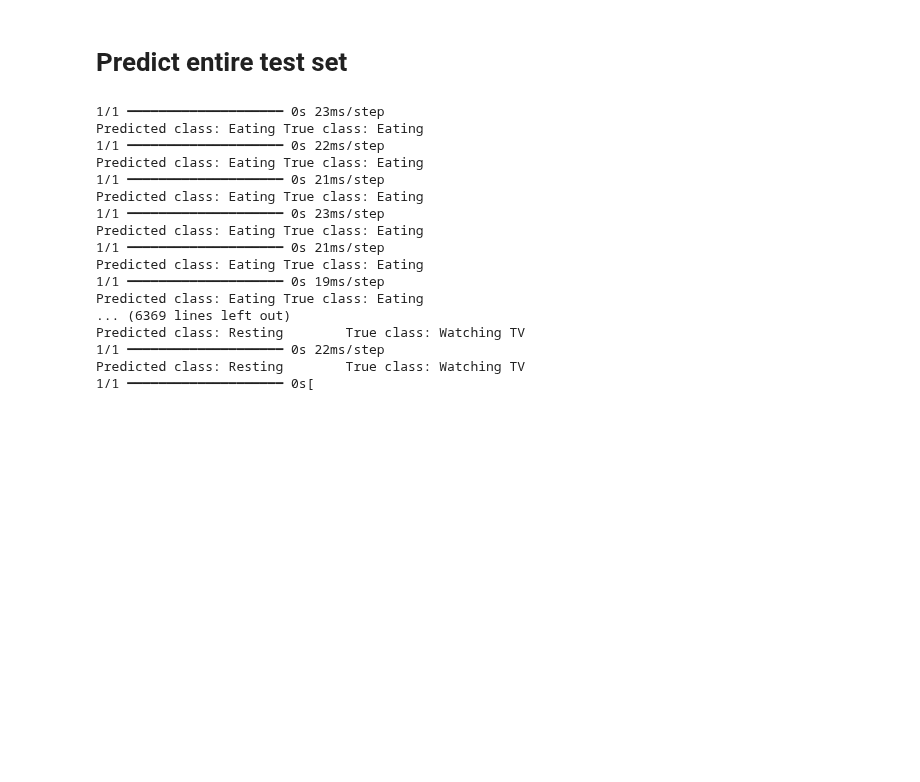
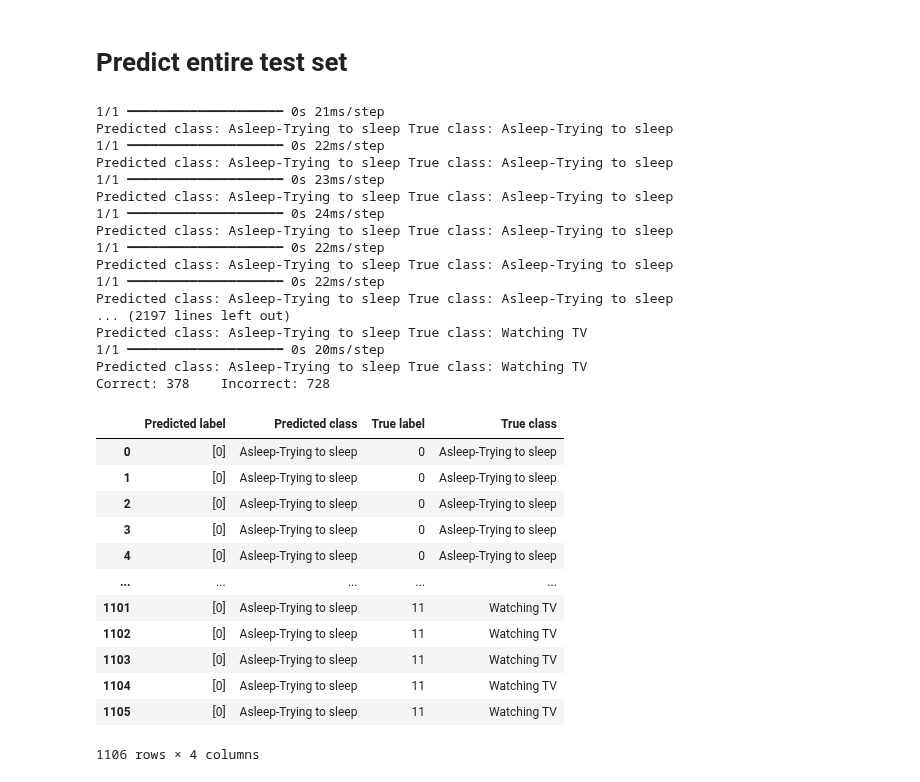
Before and after one commit to AI-For-Wearables-PAM/activity-recog, a Jupyter notebook: model_types/conv3d/test3d.ipynb, the cells around one changed output. Saved outputs shown, nothing was run; the diff lists cells and outputs as text; code cells hidden in the pictures; blank space fills up the shorter version.

```diff
--- a/model_types/conv3d/test3d.ipynb
+++ b/model_types/conv3d/test3d.ipynb
@@ -287,8 +286,7 @@ true_classes = []
 # Iterate though test directory
 while idx < len(data):
 
-    pl, pc, tl, tc, correct = predict_all3d(model, idx)
-
+    pl, pc, tl, tc, correct = predict_all3d(model, data, idx, labels, classes)
     predicted_labels.append(pl)
     predicted_classes.append(pc)
     true_labels.append(tl)
@@ -313,24 +311,24 @@ date_time_format = '%Y-%m-%d-%H-%M-%S'
 current_date_time_dt = dt.datetime.now()
 current_date_time_string = dt.datetime.strftime(current_date_time_dt, date_time_format)
 
-file = f'../data/{current_date_time_string}-conv3d-testing.csv'
+file = f'../../data/{current_date_time_string}-conv3d-testing.csv'
 
 results_df.to_csv(file, index=False)
 # %% [output]
+1/1 ━━━━━━━━━━━━━━━━━━━━ 0s 21ms/step
+Predicted class: Asleep-Trying to sleep True class: Asleep-Trying to sleep
+1/1 ━━━━━━━━━━━━━━━━━━━━ 0s 22ms/step
+Predicted class: Asleep-Trying to sleep True class: Asleep-Trying to sleep
 1/1 ━━━━━━━━━━━━━━━━━━━━ 0s 23ms/step
-Predicted class: Eating True class: Eating
+Predicted class: Asleep-Trying to sleep True class: Asleep-Trying to sleep
+1/1 ━━━━━━━━━━━━━━━━━━━━ 0s 24ms/step
+Predicted class: Asleep-Trying to sleep True class: Asleep-Trying to sleep
 1/1 ━━━━━━━━━━━━━━━━━━━━ 0s 22ms/step
-Predicted class: Eating True class: Eating
-1/1 ━━━━━━━━━━━━━━━━━━━━ 0s 21ms/step
-Predicted class: Eating True class: Eating
-1/1 ━━━━━━━━━━━━━━━━━━━━ 0s 23ms/step
-Predicted class: Eating True class: Eating
-1/1 ━━━━━━━━━━━━━━━━━━━━ 0s 21ms/step
-Predicted class: Eating True class: Eating
-1/1 ━━━━━━━━━━━━━━━━━━━━ 0s 19ms/step
-Predicted class: Eating True class: Eating
-... (6369 lines left out)
-Predicted class: Resting        True class: Watching TV
+Predicted class: Asleep-Trying to sleep True class: Asleep-Trying to sleep
 1/1 ━━━━━━━━━━━━━━━━━━━━ 0s 22ms/step
-Predicted class: Resting        True class: Watching TV
-1/1 ━━━━━━━━━━━━━━━━━━━━ 0s[
+Predicted class: Asleep-Trying to sleep True class: Asleep-Trying to sleep
+... (2197 lines left out)
+Predicted class: Asleep-Trying to sleep True class: Watching TV
+1/1 ━━━━━━━━━━━━━━━━━━━━ 0s 20ms/step
+Predicted class: Asleep-Trying to sleep True class: Watching TV
+Correct: 378    Incorrect: 728
@@ -336,0 +431,16 @@ Predicted class: Resting        True class: Watching TV
+# %%
+results_df
+# %% [output]
+|  | Predicted label | Predicted class | True label | True class |
+| 0 | [0] | Asleep-Trying to sleep | 0 | Asleep-Trying to sleep |
+| 1 | [0] | Asleep-Trying to sleep | 0 | Asleep-Trying to sleep |
+| 2 | [0] | Asleep-Trying to sleep | 0 | Asleep-Trying to sleep |
+| 3 | [0] | Asleep-Trying to sleep | 0 | Asleep-Trying to sleep |
+| 4 | [0] | Asleep-Trying to sleep | 0 | Asleep-Trying to sleep |
+| ... | ... | ... | ... | ... |
+| 1101 | [0] | Asleep-Trying to sleep | 11 | Watching TV |
+| 1102 | [0] | Asleep-Trying to sleep | 11 | Watching TV |
+| 1103 | [0] | Asleep-Trying to sleep | 11 | Watching TV |
+| 1104 | [0] | Asleep-Trying to sleep | 11 | Watching TV |
+| 1105 | [0] | Asleep-Trying to sleep | 11 | Watching TV |
+1106 rows × 4 columns
```
Also changed, not shown: parts of 9 cells of this notebook, 3 other files.
